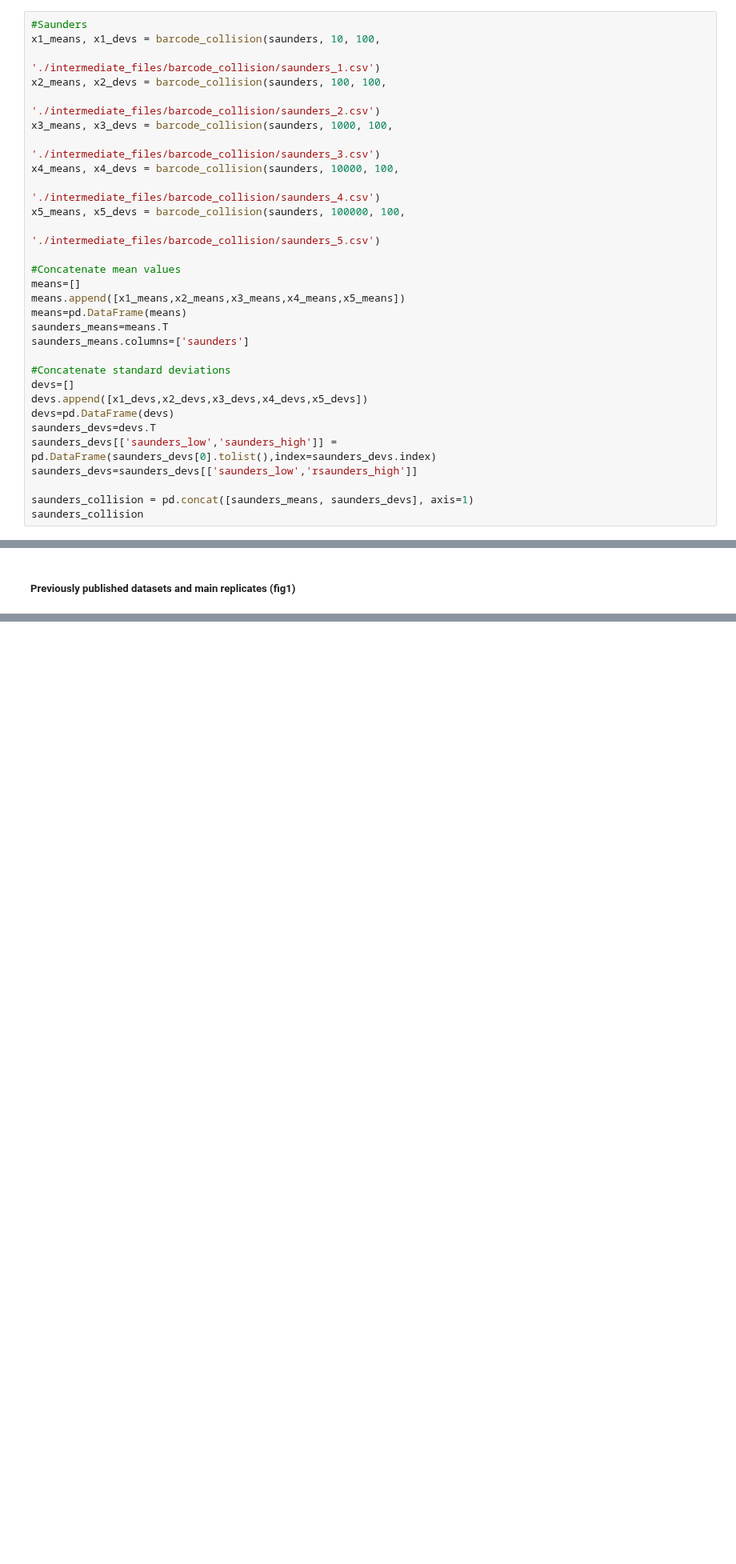
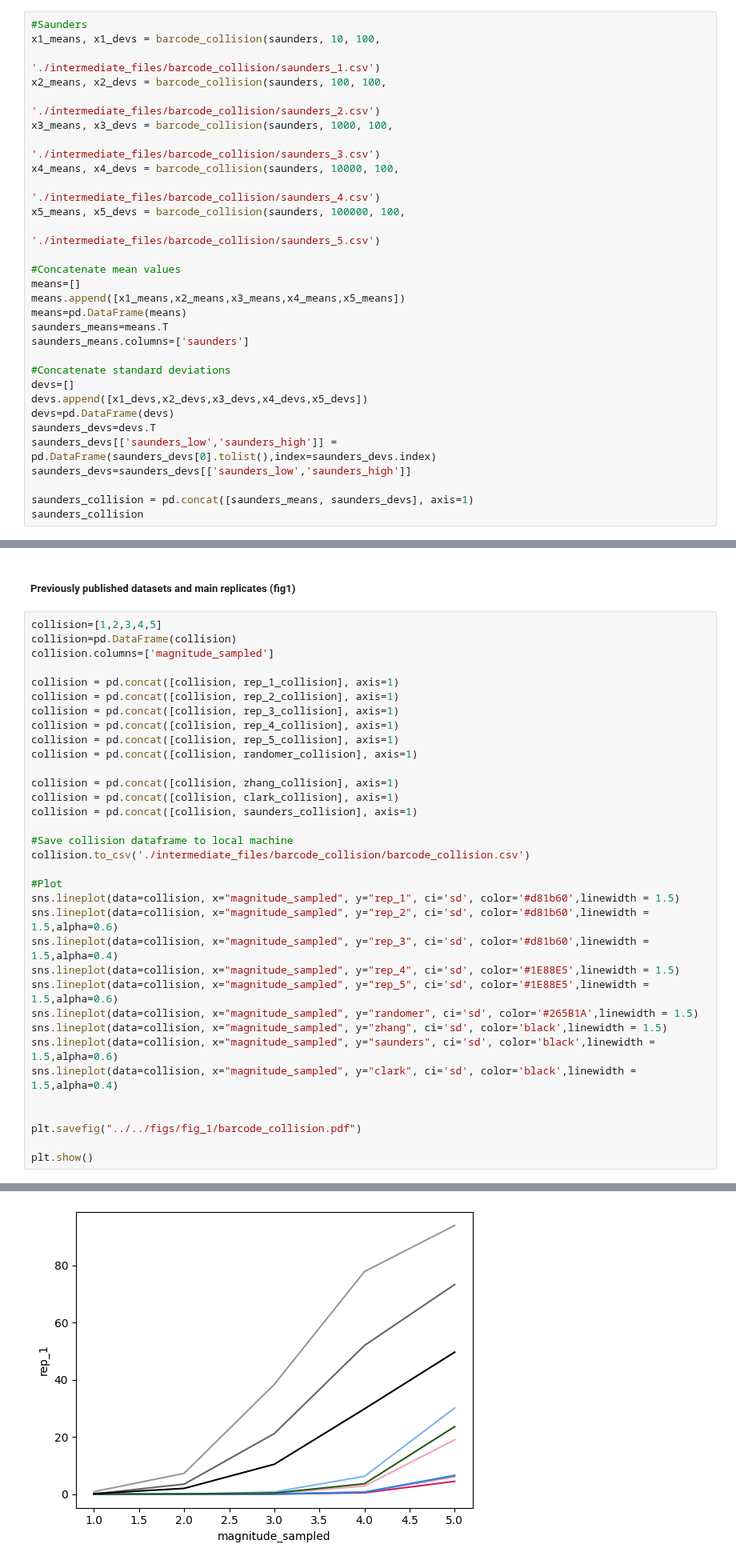
Before and after one commit to MEUrbanek/rabies_barcode_tech, a Jupyter notebook: ##_barcode_diversity.ipynb, the cells around one changed output, grey strips where cells are left out. Shown at 80% size. Saved outputs shown, nothing was run; the diff lists cells and outputs as text; blank space fills up the shorter version.

```diff
--- a/##_barcode_diversity.ipynb
+++ b/##_barcode_diversity.ipynb
@@ -615,7 +627,7 @@ devs.append([x1_devs,x2_devs,x3_devs,x4_devs,x5_devs])
 devs=pd.DataFrame(devs)
 saunders_devs=devs.T
 saunders_devs[['saunders_low','saunders_high']] = pd.DataFrame(saunders_devs[0].tolist(),index=saunders_devs.index)
-saunders_devs=saunders_devs[['saunders_low','rsaunders_high']]
+saunders_devs=saunders_devs[['saunders_low','saunders_high']]
 
 saunders_collision = pd.concat([saunders_means, saunders_devs], axis=1)
 saunders_collision
@@ -1228,3 +1254,38 @@ sadb19_plasmid_collision
 ### Concatenate all dataframes and plot
 # %% [markdown]
 ##### Previously published datasets and main replicates (fig1)
+# %%
+collision=[1,2,3,4,5]
+collision=pd.DataFrame(collision)
+collision.columns=['magnitude_sampled']
+
+collision = pd.concat([collision, rep_1_collision], axis=1)
+collision = pd.concat([collision, rep_2_collision], axis=1)
+collision = pd.concat([collision, rep_3_collision], axis=1)
+collision = pd.concat([collision, rep_4_collision], axis=1)
+collision = pd.concat([collision, rep_5_collision], axis=1)
+collision = pd.concat([collision, randomer_collision], axis=1)
+
+collision = pd.concat([collision, zhang_collision], axis=1)
+collision = pd.concat([collision, clark_collision], axis=1)
+collision = pd.concat([collision, saunders_collision], axis=1)
+
+#Save collision dataframe to local machine
+collision.to_csv('./intermediate_files/barcode_collision/barcode_collision.csv')
+
+#Plot
+sns.lineplot(data=collision, x="magnitude_sampled", y="rep_1", ci='sd', color='#d81b60',linewidth = 1.5)
+sns.lineplot(data=collision, x="magnitude_sampled", y="rep_2", ci='sd', color='#d81b60',linewidth = 1.5,alpha=0.6)
+sns.lineplot(data=collision, x="magnitude_sampled", y="rep_3", ci='sd', color='#d81b60',linewidth = 1.5,alpha=0.4)
+sns.lineplot(data=collision, x="magnitude_sampled", y="rep_4", ci='sd', color='#1E88E5',linewidth = 1.5)
+sns.lineplot(data=collision, x="magnitude_sampled", y="rep_5", ci='sd', color='#1E88E5',linewidth = 1.5,alpha=0.6)
+sns.lineplot(data=collision, x="magnitude_sampled", y="randomer", ci='sd', color='#265B1A',linewidth = 1.5)
+sns.lineplot(data=collision, x="magnitude_sampled", y="zhang", ci='sd', color='black',linewidth = 1.5)
+sns.lineplot(data=collision, x="magnitude_sampled", y="saunders", ci='sd', color='black',linewidth = 1.5,alpha=0.6)
+sns.lineplot(data=collision, x="magnitude_sampled", y="clark", ci='sd', color='black',linewidth = 1.5,alpha=0.4)
+
+
+plt.savefig("../../figs/fig_1/barcode_collision.pdf")
+
+plt.show()
+# %% [output]
@@ -1231,3 +1310,4 @@ sadb19_plasmid_collision
+[figure, added]
 # %% [markdown]
 ##### Lipofectamine 2K vs Lipofectamine 3K vs HEK-GT (extended fig 1)
 # %%
```
Also changed, not shown: parts of 33 cells of this notebook.
